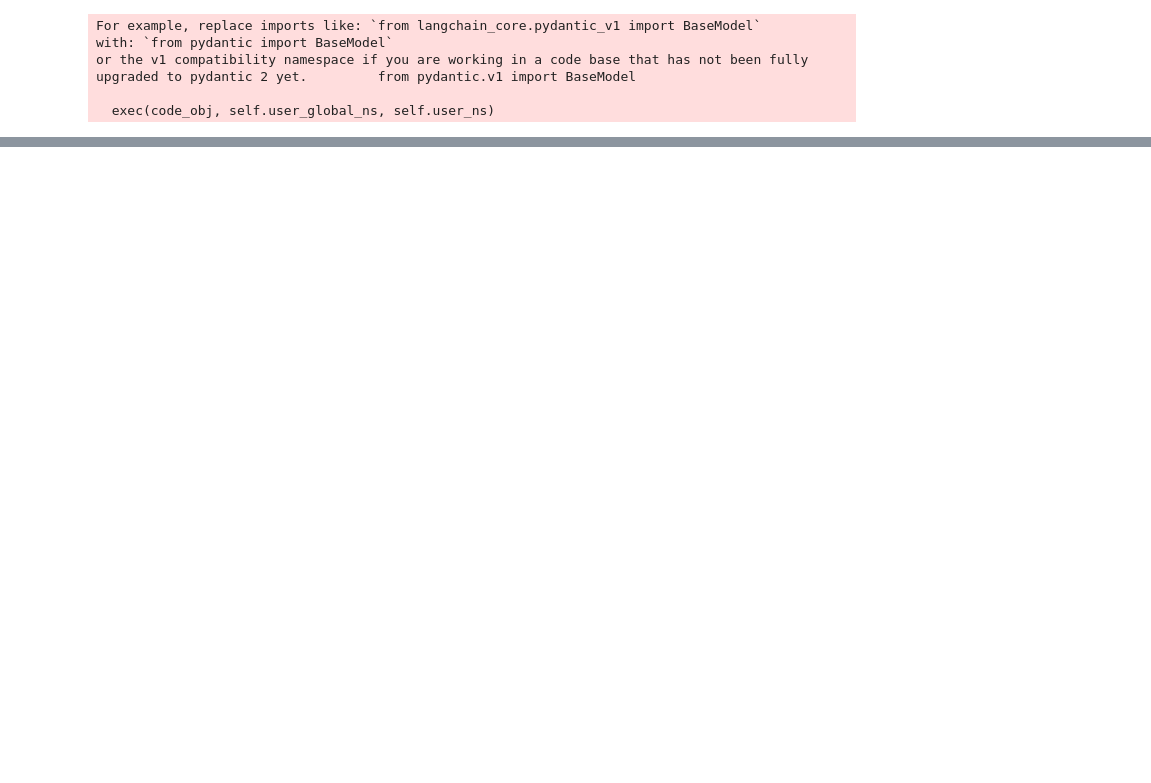
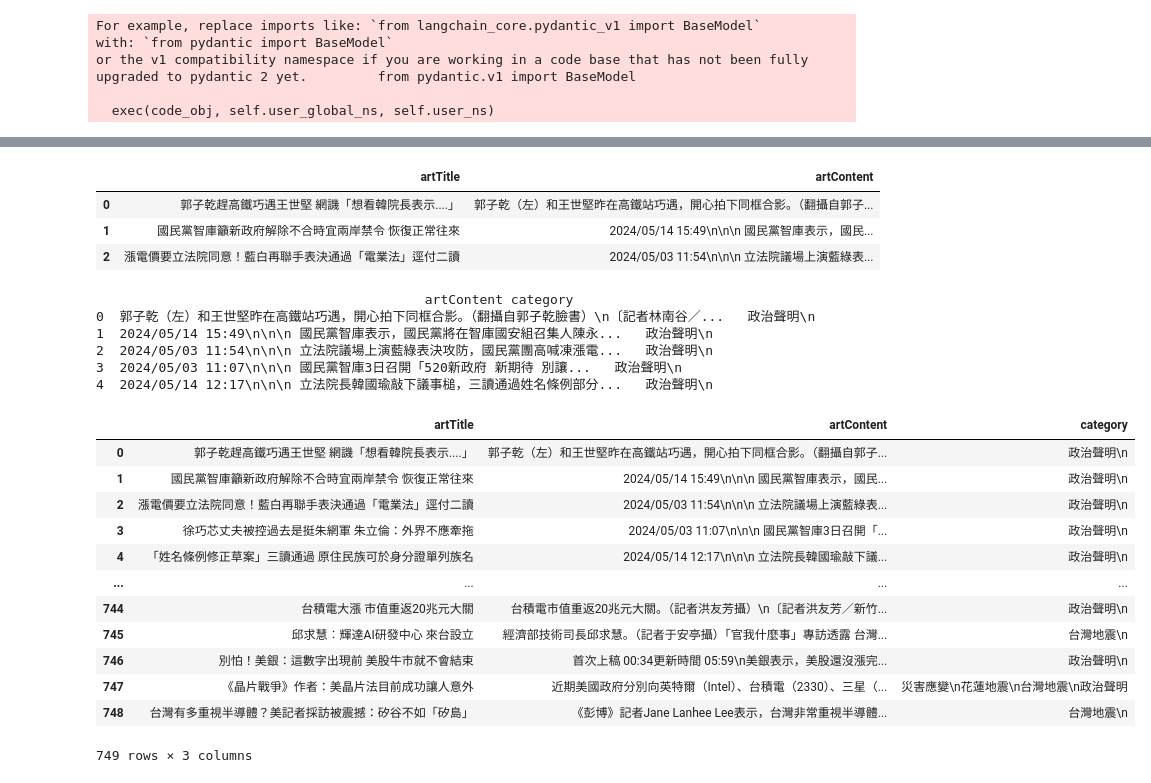
Before and after one commit to ULun666/SMA, a Jupyter notebook: week13/LLM測試.ipynb, the cells around one changed output, grey strips where cells are left out. Cells and saved outputs as stored; diff of their text form; code cells hidden in the pictures; blank space fills up the shorter version.

```diff
--- a/week13/LLM測試.ipynb
+++ b/week13/LLM測試.ipynb
@@ -284,3 +75,0 @@ Prefix dict has been built successfully.
-# %%
-chain = RunnableParallel(lexicon=lexicon_sentiment_value_chain, LLM=sentiment_value_chain)
-chain.invoke({'question':'好好吃，一定會再回訪'})
@@ -981,0 +76,8 @@ rag_chain.invoke("初選1什麼時候開始選課？")
+# %%
+udn = pd.read_csv("student_2_5_8.csv")  # 匯資料
+udn.head(3)
+# %% [output]
+|  | artTitle | artContent |
+| 0 | 郭子乾趕高鐵巧遇王世堅 網譏「想看韓院長表示....」 | 郭子乾（左）和王世堅昨在高鐵站巧遇，開心拍下同框合影。（翻攝自郭子... |
+| 1 | 國民黨智庫籲新政府解除不合時宜兩岸禁令 恢復正常往來 | 2024/05/14 15:49\n\n\n 國民黨智庫表示，國民... |
+| 2 | 漲電價要立法院同意！藍白再聯手表決通過「電業法」逕付二讀 | 2024/05/03 11:54\n\n\n 立法院議場上演藍綠表... |
@@ -981,0 +117,57 @@ rag_chain.invoke("初選1什麼時候開始選課？")
+# %%
+import pandas as pd
+from langchain import PromptTemplate
+
+# 讀取資料
+udn = pd.read_csv("student_2_5_8.csv")
+
+# 定義 parser
+parser = StrOutputParser()
+
+# 定義 prompt template，注意 input_variables 要跟模板裡用到的 {text} 一致
+food_template = """你是一位擅長分類文本主題的助手，請幫我將該文本分類為 '地震災難', '台灣政局', '政治聲明','台灣地震' 四種，
+文章只能分類成這四種繁體中文的類別名稱中的一種，輸出必須是 string，不能有任何標點符號或markdown。
+
+===文本:
+{text}
+"""
+
+food_prompt = PromptTemplate(
+    template=food_template,
+    input_variables=["text"],
+)
+
+def choose_category(row):
+    # 透過 partial 把當前這一列的 artContent 填入 prompt
+    chain = food_prompt.partial(text=row["artContent"]) | llm | parser
+    # invoke 時不需要再傳入任何額外參數
+    return chain.invoke({})
+
+# 正確呼叫 apply，把 choose_category 函式作用到每一列
+udn["category"] = udn.apply(choose_category, axis=1)
+
+# 看一下結果
+print(udn[["artContent", "category"]].head(5))
+# %% [output]
+                                          artContent category
+0  郭子乾（左）和王世堅昨在高鐵站巧遇，開心拍下同框合影。（翻攝自郭子乾臉書）\n〔記者林南谷／...   政治聲明\n
+1  2024/05/14 15:49\n\n\n 國民黨智庫表示，國民黨將在智庫國安組召集人陳永...   政治聲明\n
+2  2024/05/03 11:54\n\n\n 立法院議場上演藍綠表決攻防，國民黨團高喊凍漲電...   政治聲明\n
+3  2024/05/03 11:07\n\n\n 國民黨智庫3日召開「520新政府 新期待 別讓...   政治聲明\n
+4  2024/05/14 12:17\n\n\n 立法院長韓國瑜敲下議事槌，三讀通過姓名條例部分...   政治聲明\n
+# %%
+udn
+# %% [output]
+|  | artTitle | artContent | category |
+| 0 | 郭子乾趕高鐵巧遇王世堅 網譏「想看韓院長表示....」 | 郭子乾（左）和王世堅昨在高鐵站巧遇，開心拍下同框合影。（翻攝自郭子... | 政治聲明\n |
+| 1 | 國民黨智庫籲新政府解除不合時宜兩岸禁令 恢復正常往來 | 2024/05/14 15:49\n\n\n 國民黨智庫表示，國民... | 政治聲明\n |
+| 2 | 漲電價要立法院同意！藍白再聯手表決通過「電業法」逕付二讀 | 2024/05/03 11:54\n\n\n 立法院議場上演藍綠表... | 政治聲明\n |
+| 3 | 徐巧芯丈夫被控過去是挺朱網軍 朱立倫：外界不應牽拖 | 2024/05/03 11:07\n\n\n 國民黨智庫3日召開「... | 政治聲明\n |
+| 4 | 「姓名條例修正草案」三讀通過 原住民族可於身分證單列族名 | 2024/05/14 12:17\n\n\n 立法院長韓國瑜敲下議... | 政治聲明\n |
+| ... | ... | ... | ... |
+| 744 | 台積電大漲 市值重返20兆元大關 | 台積電市值重返20兆元大關。（記者洪友芳攝）\n〔記者洪友芳／新竹... | 政治聲明\n |
+| 745 | 邱求慧︰輝達AI研發中心 來台設立 | 經濟部技術司長邱求慧。（記者于安亭攝）「官我什麼事」專訪透露 台灣... | 台灣地震\n |
+| 746 | 別怕！美銀：這數字出現前 美股牛市就不會結束 | 首次上稿 00:34更新時間 05:59\n美銀表示，美股還沒漲完... | 政治聲明\n |
+| 747 | 《晶片戰爭》作者：美晶片法目前成功讓人意外 | 近期美國政府分別向英特爾（Intel）、台積電（2330）、三星（... | 災害應變\n花蓮地震\n台灣地震\n政治聲明 |
+| 748 | 台灣有多重視半導體？美記者採訪被震撼：矽谷不如「矽島」 | 《彭博》記者Jane Lanhee Lee表示，台灣非常重視半導體... | 台灣地震\n |
+749 rows × 3 columns
```
Also changed, not shown: parts of 81 cells of this notebook, 9 other files.
